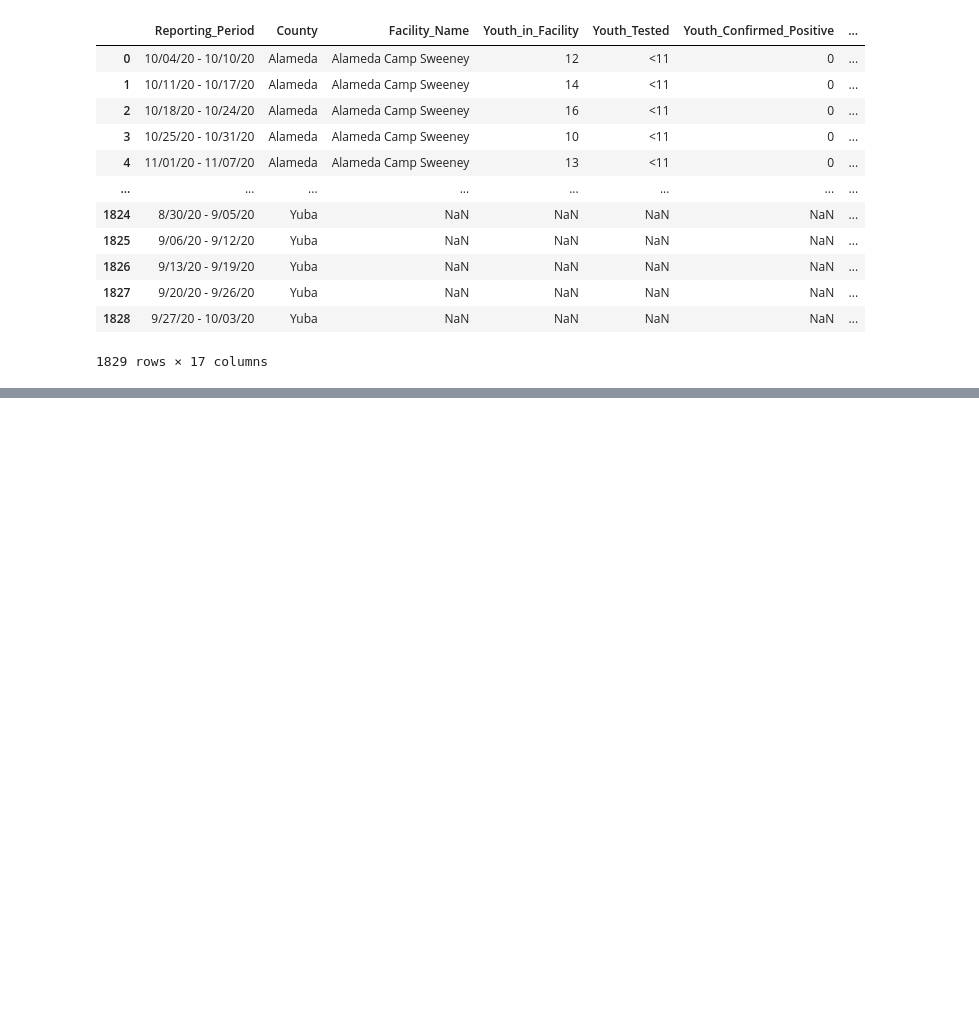
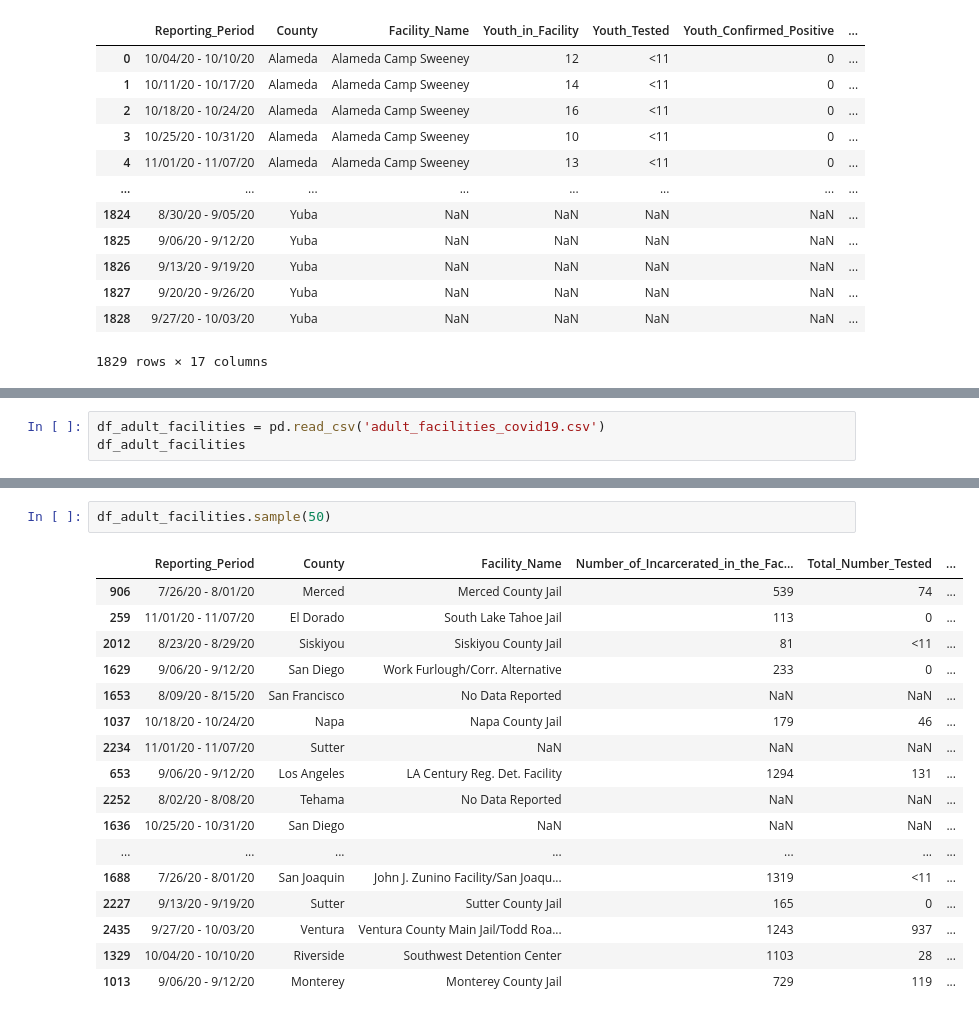
Before and after one commit to rteves0914/COVID_analysis, a Jupyter notebook: data.ipynb, the cells around one changed output, grey strips where cells are left out. Saved outputs shown, nothing was run; the diff lists cells and outputs as text; blank space fills up the shorter version.

Commit message:
added adult facilities

```diff
--- a/data.ipynb
+++ b/data.ipynb
@@ -320,0 +339,3 @@ df.drop(['B', 'C'], axis=1)
+# %%
+df_adult_facilities = pd.read_csv('adult_facilities_covid19.csv')
+df_adult_facilities
@@ -320,0 +356,20 @@ df.drop(['B', 'C'], axis=1)
+# %%
+df_adult_facilities.sample(50)
+# %% [output]
+|  | Reporting_Period | County | Facility_Name | Number_of_Incarcerated_in_the_Fac... | Total_Number_Tested | ... |
+| 906 | 7/26/20 - 8/01/20 | Merced | Merced County Jail | 539 | 74 | ... |
+| 259 | 11/01/20 - 11/07/20 | El Dorado | South Lake Tahoe Jail | 113 | 0 | ... |
+| 2012 | 8/23/20 - 8/29/20 | Siskiyou | Siskiyou County Jail | 81 | <11 | ... |
+| 1629 | 9/06/20 - 9/12/20 | San Diego | Work Furlough/Corr. Alternative | 233 | 0 | ... |
+| 1653 | 8/09/20 - 8/15/20 | San Francisco | No Data Reported | NaN | NaN | ... |
+| 1037 | 10/18/20 - 10/24/20 | Napa | Napa County Jail | 179 | 46 | ... |
+| 2234 | 11/01/20 - 11/07/20 | Sutter | NaN | NaN | NaN | ... |
+| 653 | 9/06/20 - 9/12/20 | Los Angeles | LA Century Reg. Det. Facility | 1294 | 131 | ... |
+| 2252 | 8/02/20 - 8/08/20 | Tehama | No Data Reported | NaN | NaN | ... |
+| 1636 | 10/25/20 - 10/31/20 | San Diego | NaN | NaN | NaN | ... |
+| ... | ... | ... | ... | ... | ... | ... |
+| 1688 | 7/26/20 - 8/01/20 | San Joaquin | John J. Zunino Facility/San Joaqu... | 1319 | <11 | ... |
+| 2227 | 9/13/20 - 9/19/20 | Sutter | Sutter County Jail | 165 | 0 | ... |
+| 2435 | 9/27/20 - 10/03/20 | Ventura | Ventura County Main Jail/Todd Roa... | 1243 | 937 | ... |
+| 1329 | 10/04/20 - 10/10/20 | Riverside | Southwest Detention Center | 1103 | 28 | ... |
+| 1013 | 9/06/20 - 9/12/20 | Monterey | Monterey County Jail | 729 | 119 | ... |
```
Also changed, not shown: parts of 9 cells of this notebook, 2 other files.
